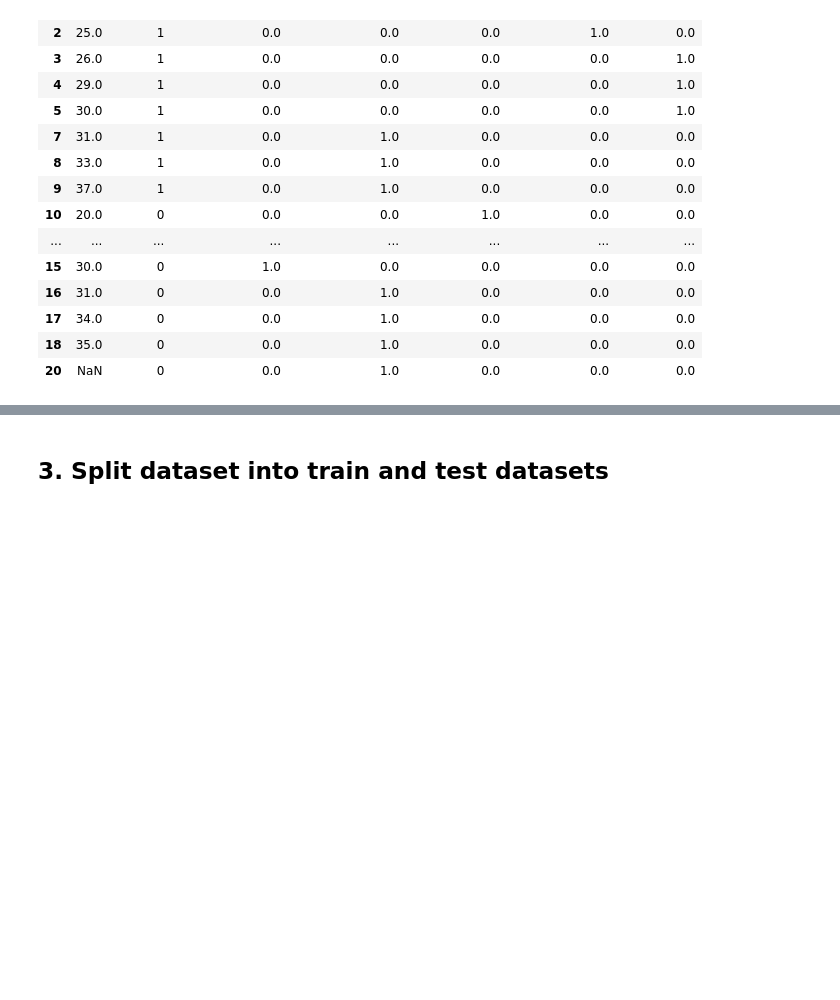
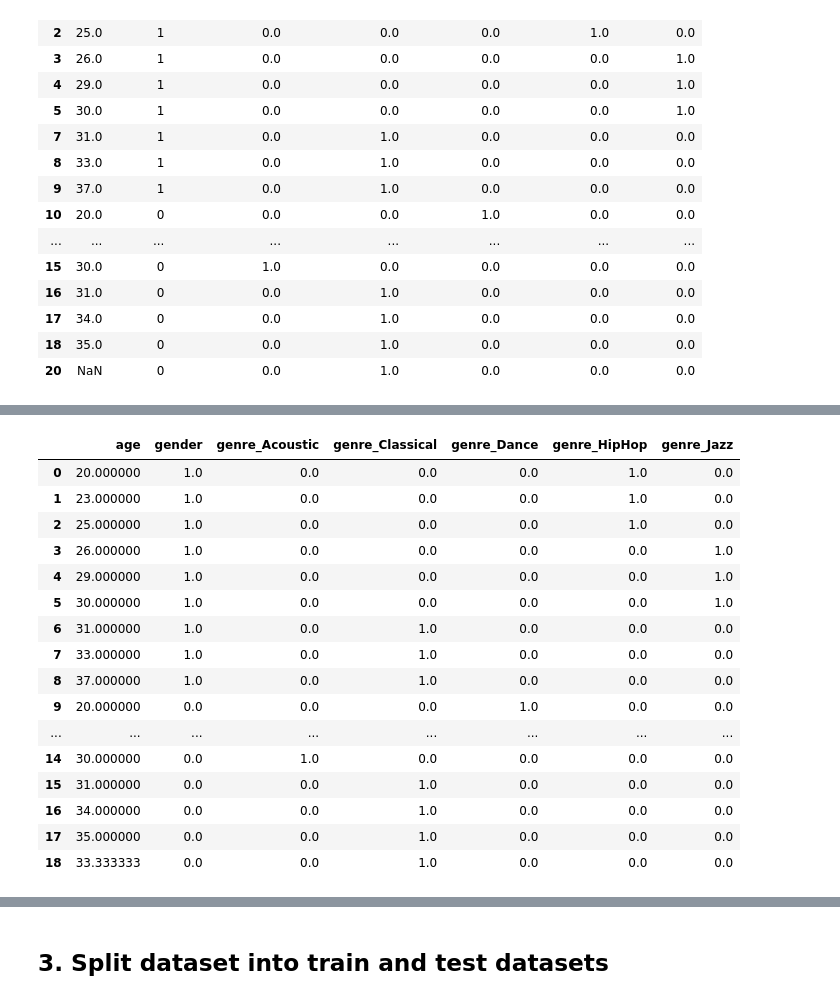
Before and after one commit to ali-soltani-redgate/data-driven-gen, a Jupyter notebook: lession2/music_recommender.ipynb, the cells around one changed output, grey strips where cells are left out. Saved outputs shown, nothing was run; the diff lists cells and outputs as text; code cells hidden in the pictures; blank space fills up the shorter version.

Commit message:
Update imputer part

```diff
--- a/lession2/music_recommender.ipynb
+++ b/lession2/music_recommender.ipynb
@@ -111,3 +135,6 @@ encoded_music_data
 | 17 | 34.0 | 0 | 0.0 | 1.0 | 0.0 | 0.0 | 0.0 |
 | 18 | 35.0 | 0 | 0.0 | 1.0 | 0.0 | 0.0 | 0.0 |
 | 20 | NaN | 0 | 0.0 | 1.0 | 0.0 | 0.0 | 0.0 |
+# %%
+imputed_music_data = imputer.fit_transform(encoded_music_data)
+imputed_music_data
@@ -113,0 +159,21 @@ encoded_music_data
+# %%
+imputed_music_data = pd.DataFrame(imputed_music_data, columns=encoded_music_data.columns)
+imputed_music_data
+# %% [output]
+|  | age | gender | genre_Acoustic | genre_Classical | genre_Dance | genre_HipHop | genre_Jazz |
+| 0 | 20.000000 | 1.0 | 0.0 | 0.0 | 0.0 | 1.0 | 0.0 |
+| 1 | 23.000000 | 1.0 | 0.0 | 0.0 | 0.0 | 1.0 | 0.0 |
+| 2 | 25.000000 | 1.0 | 0.0 | 0.0 | 0.0 | 1.0 | 0.0 |
+| 3 | 26.000000 | 1.0 | 0.0 | 0.0 | 0.0 | 0.0 | 1.0 |
+| 4 | 29.000000 | 1.0 | 0.0 | 0.0 | 0.0 | 0.0 | 1.0 |
+| 5 | 30.000000 | 1.0 | 0.0 | 0.0 | 0.0 | 0.0 | 1.0 |
+| 6 | 31.000000 | 1.0 | 0.0 | 1.0 | 0.0 | 0.0 | 0.0 |
+| 7 | 33.000000 | 1.0 | 0.0 | 1.0 | 0.0 | 0.0 | 0.0 |
+| 8 | 37.000000 | 1.0 | 0.0 | 1.0 | 0.0 | 0.0 | 0.0 |
+| 9 | 20.000000 | 0.0 | 0.0 | 0.0 | 1.0 | 0.0 | 0.0 |
+| ... | ... | ... | ... | ... | ... | ... | ... |
+| 14 | 30.000000 | 0.0 | 1.0 | 0.0 | 0.0 | 0.0 | 0.0 |
+| 15 | 31.000000 | 0.0 | 0.0 | 1.0 | 0.0 | 0.0 | 0.0 |
+| 16 | 34.000000 | 0.0 | 0.0 | 1.0 | 0.0 | 0.0 | 0.0 |
+| 17 | 35.000000 | 0.0 | 0.0 | 1.0 | 0.0 | 0.0 | 0.0 |
+| 18 | 33.333333 | 0.0 | 0.0 | 1.0 | 0.0 | 0.0 | 0.0 |
```
Also changed, not shown: parts of 7 cells of this notebook.
